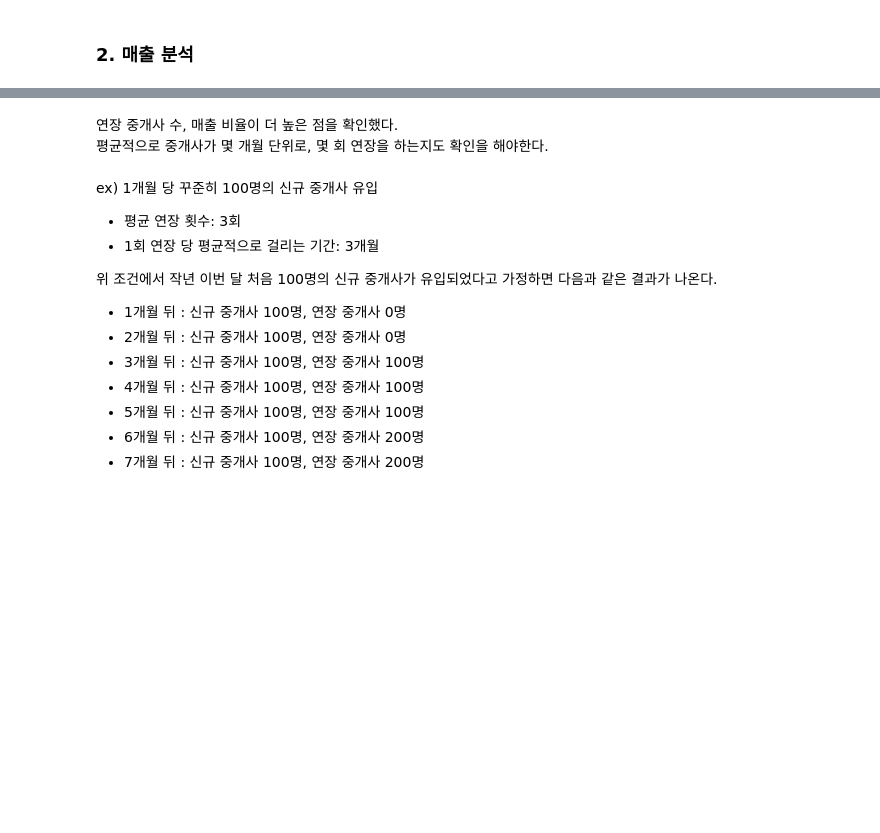
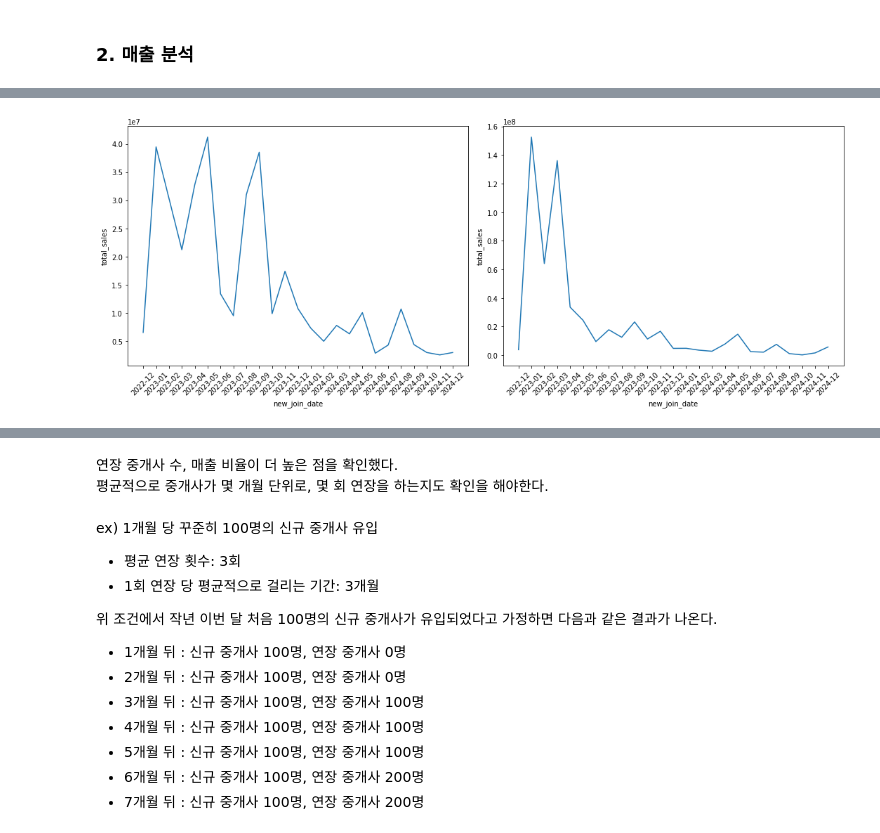
Before and after one commit to kunyoungkim/portfolio, a Jupyter notebook: event_taxonomy/sales_analysis.ipynb, the cells around one changed output, grey strips where cells are left out. Drawn from its saved outputs; the diff is of its cells as text; code cells hidden in the pictures; blank space fills up the shorter version.

```diff
--- a/event_taxonomy/sales_analysis.ipynb
+++ b/event_taxonomy/sales_analysis.ipynb
@@ -418,0 +402,3 @@ df = df_merge_first_purchase.drop('최초구매날짜', axis=1)
+# %%
+df_minus = df.loc[df['신규연장'] == '환불']
+df_plus = df.loc[df['신규연장'] != '환불']
@@ -418,0 +412,15 @@ df = df_merge_first_purchase.drop('최초구매날짜', axis=1)
+# %%
+# 중개사별 첫 구매 날짜(한 중개사 당 '신규'가 2번 이상일 경우 가장 처음 날짜를 '첫구매날짜'로 선택)
+frist_purchase_date = df_plus.loc[df_plus['신규연장'] =='신규'].groupby('register_number')['날짜'].min().reset_index().rename(columns={'날짜':'첫구매날짜'})
+
+# 기존 데이터에 join
+df_plus = df_plus.merge(frist_purchase_date, on='register_number', how='left')
+
+# 월 단위로 변경
+df_plus['첫구매날짜'] =  pd.to_datetime(df_plus['첫구매날짜']).dt.strftime('%Y-%m')
+
+# 연장경과개월 = 연장 년월 - 첫 구매 년월 계산
+df_plus['연장경과개월'] = (
+    (pd.to_datetime(df_plus['날짜']).dt.year - pd.to_datetime(df_plus['첫구매날짜'], format='%Y-%m').dt.year) * 12 +
+    (pd.to_datetime(df_plus['날짜']).dt.month - pd.to_datetime(df_plus['첫구매날짜'], format='%Y-%m').dt.month)
+)
@@ -418,0 +443,19 @@ df = df_merge_first_purchase.drop('최초구매날짜', axis=1)
+# %%
+import matplotlib.pyplot as plt
+import seaborn as sns
+
+new_sales = df_plus.loc[df_plus['신규연장'] == '신규'].groupby('첫구매날짜')['매출액'].sum().reset_index().rename(columns={'첫구매날짜':'new_join_date', '매출액':'total_sales'})
+extend_sales = df_plus.loc[df_plus['신규연장'] == '연장'].groupby('첫구매날짜')['매출액'].sum().reset_index().rename(columns={'첫구매날짜':'new_join_date', '매출액':'total_sales'})
+
+fig, ax = plt.subplots(1,2, figsize=(15,6))
+sns.lineplot(data=new_sales, x='new_join_date', y='total_sales', ax=ax[0])
+sns.lineplot(data=extend_sales, x='new_join_date', y='total_sales', ax=ax[1])
+
+# x축 라벨을 45도 기울이기
+ax[0].tick_params(axis='x', rotation=45)
+ax[1].tick_params(axis='x', rotation=45)
+
+plt.tight_layout()  # 레이아웃 조정
+plt.show()
+# %% [output]
+[figure, added]
```
Also changed, not shown: parts of 31 cells of this notebook.
